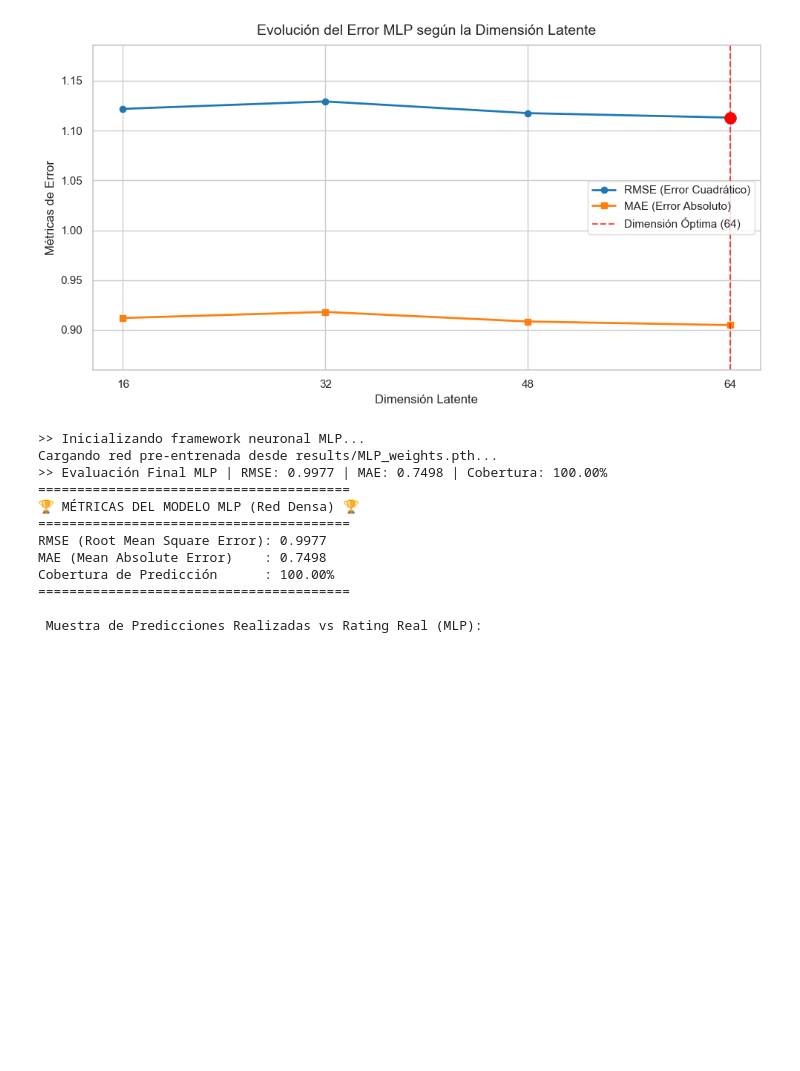
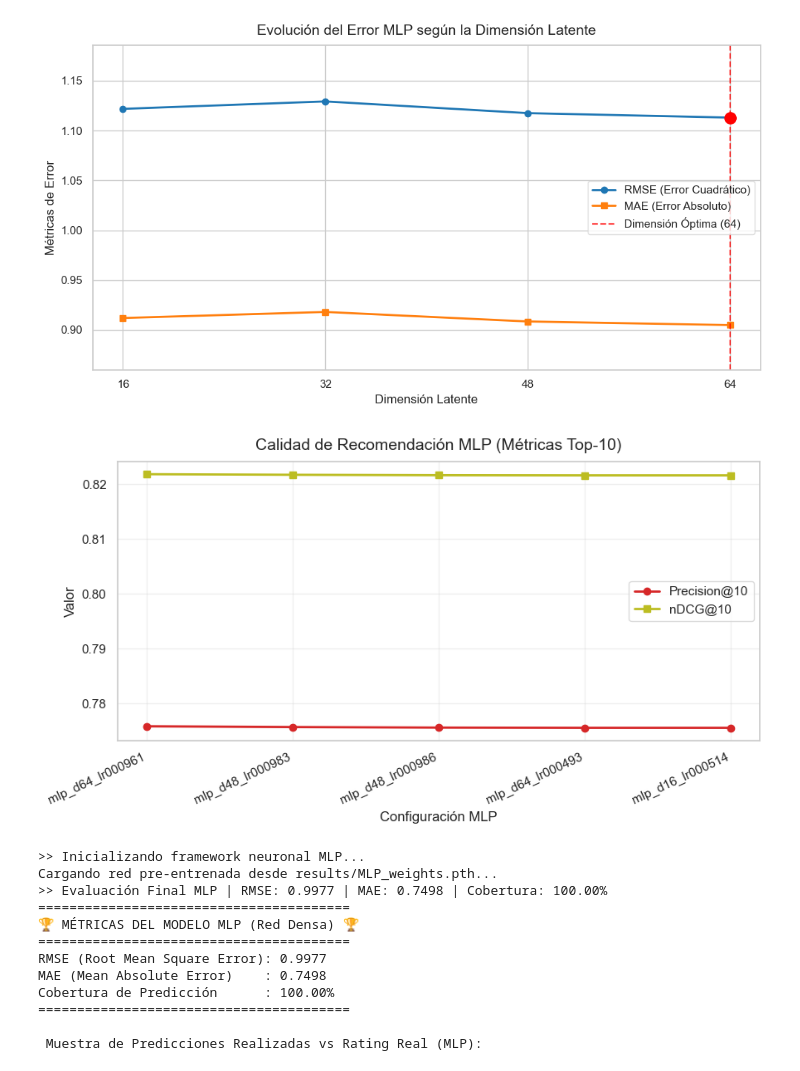
Before and after one commit to aiambo08/anime-recommendation, a Jupyter notebook: anime.ipynb, the cells around one changed output. Cells and saved outputs as stored; diff of their text form; code cells hidden in the pictures; blank space fills up the shorter version.

```diff
--- a/anime.ipynb
+++ b/anime.ipynb
@@ -988,6 +1032,50 @@ plt.tight_layout()
 plt.show()
 # %% [output]
 [figure]
+# %%
+import matplotlib.pyplot as plt
+import seaborn as sns
+
+# Configurar el estilo visual homogéneo con tu notebook
+sns.set_theme(style="whitegrid")
+plt.figure(figsize=(9, 5))
+
+# Filtramos las mejores configuraciones basadas en menor error
+df_plot_mlp = df_tuning_mlp.sort_values("RMSE").head(5)
+
+# Pintamos las líneas con sus respectivos marcadores y estilos limpios
+plt.plot(
+    df_plot_mlp["experimento"],
+    df_plot_mlp["Precision@10"],
+    marker="o",
+    linewidth=2,
+    color="#d62728",  # Rojo suave elegante
+    label="Precision@10"
+)
+
+plt.plot(
+    df_plot_mlp["experimento"],
+    df_plot_mlp["nDCG@10"],
+    marker="s",       # Cuadrado para romper simetría
+    linewidth=2,
+    color="#bcbd22",  # Amarillo oliva/dorado
+    label="nDCG@10"
+)
+
+# Configuración de etiquetas, títulos y ejes rotados
+plt.xlabel("Configuración MLP", fontsize=12)
+plt.ylabel("Valor", fontsize=12)
+plt.title("Calidad de Recomendación MLP (Métricas Top-10)", fontsize=14, pad=10)
+plt.xticks(rotation=25, ha="right")
+
+# Leyenda impecable
+plt.legend(frameon=True, facecolor='white', edgecolor='lightgrey')
+plt.grid(True, alpha=0.3)
+
+plt.tight_layout()
+plt.show()
+# %% [output]
+[figure, added]
 # %%
 best_mlp_params = pickle.load(open('results/optuna_study_mlp.pkl', 'rb')).best_params
 # 1. Ejecutamos el modelo MLP (Aprovechará la GPU y buscará el .pth guardado)
```
Also changed, not shown: parts of 1 cell of this notebook.
